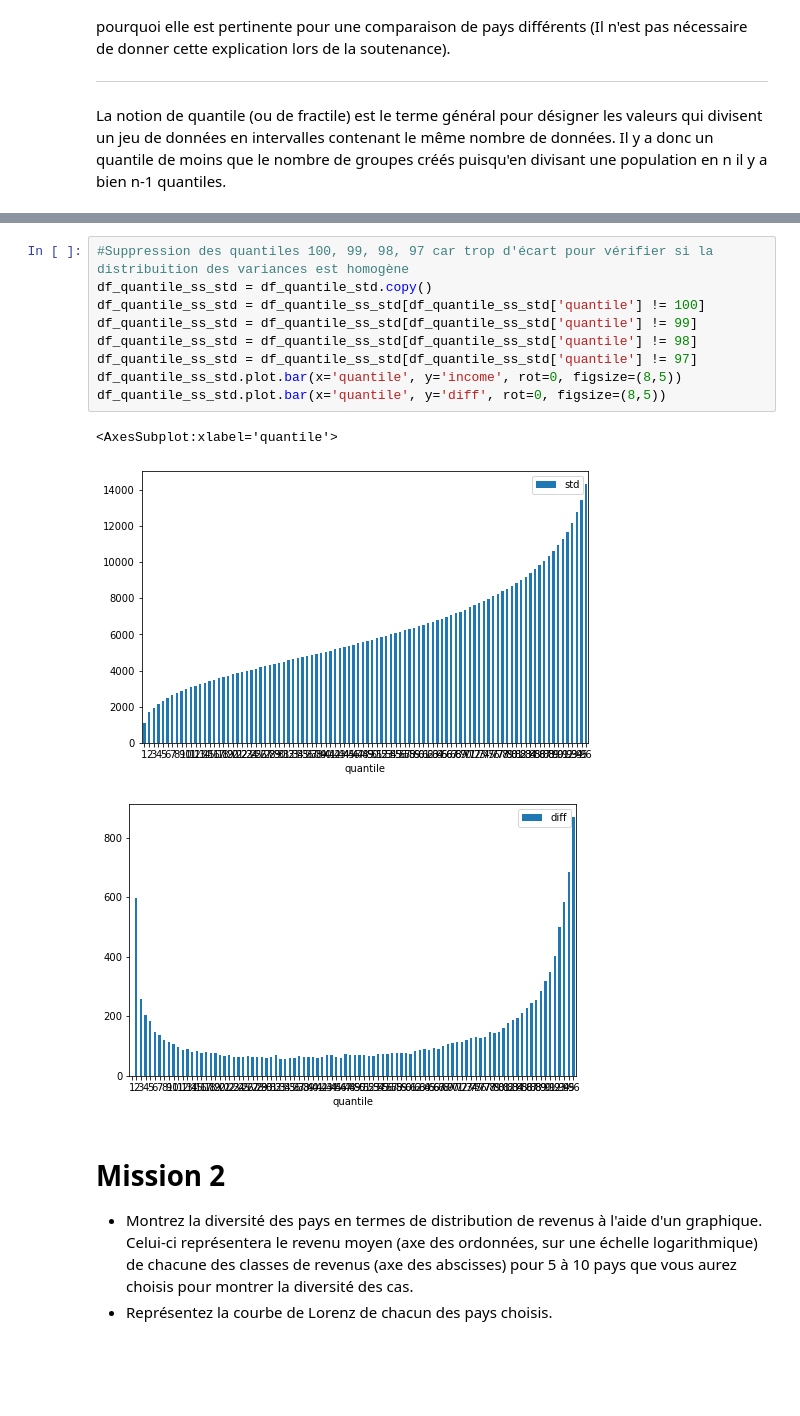
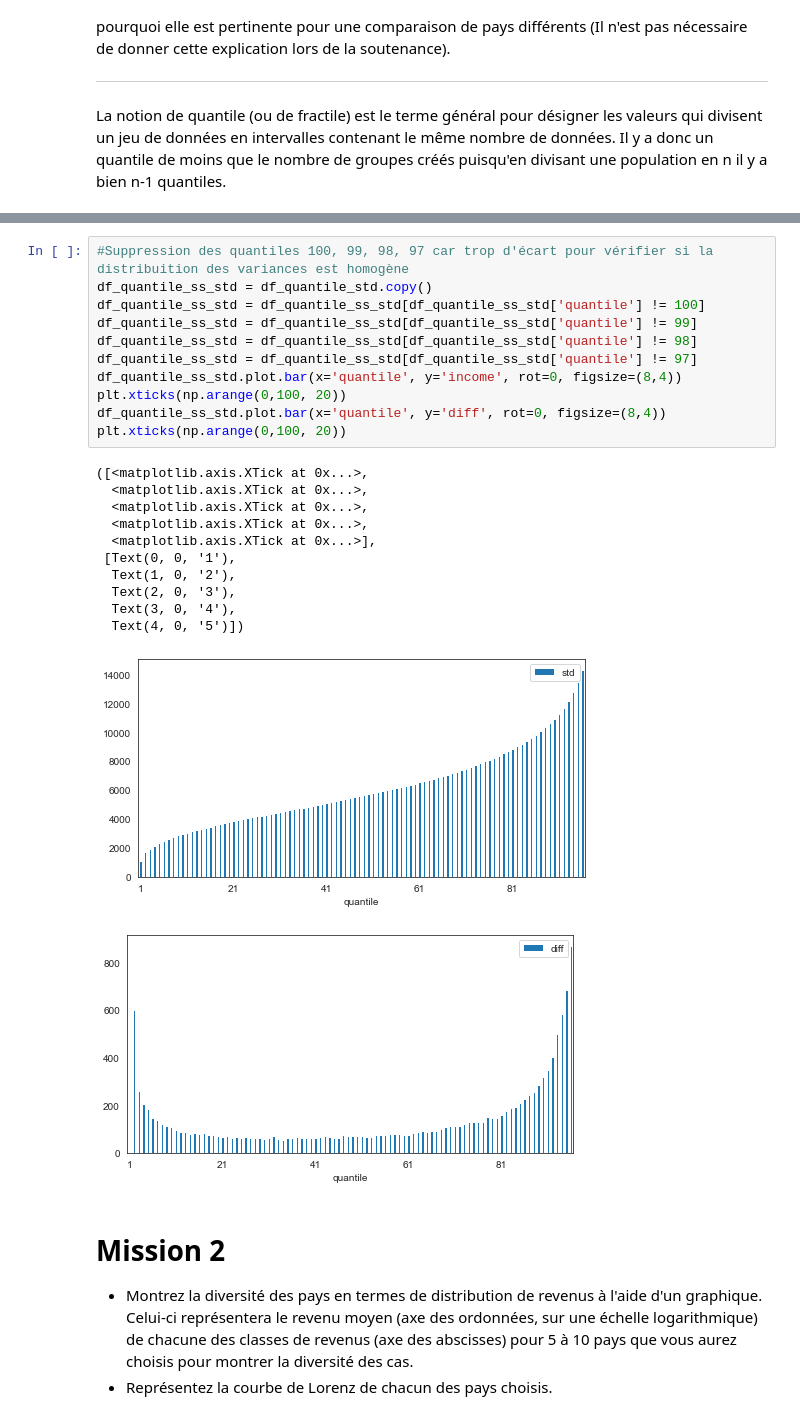
Before and after one commit to nayescha/income_analysis, a Jupyter notebook: PrédictionDesRevenus.ipynb, the cells around one changed output, grey strips where cells are left out. Saved outputs shown, nothing was run; the diff lists cells and outputs as text; blank space fills up the shorter version.

```diff
--- a/PrédictionDesRevenus.ipynb
+++ b/PrédictionDesRevenus.ipynb
@@ -326,16 +357,27 @@ df_quantile_std.plot.bar(x='quantile', y='diff', rot=0, figsize=(18,8))
 # %%
 #Suppression des quantiles 100, 99, 98, 97 car trop d'écart pour vérifier si la distribuition des variances est homogène
 df_quantile_ss_std = df_quantile_std.copy()
 df_quantile_ss_std = df_quantile_ss_std[df_quantile_ss_std['quantile'] != 100]
 df_quantile_ss_std = df_quantile_ss_std[df_quantile_ss_std['quantile'] != 99]
 df_quantile_ss_std = df_quantile_ss_std[df_quantile_ss_std['quantile'] != 98]
 df_quantile_ss_std = df_quantile_ss_std[df_quantile_ss_std['quantile'] != 97]
-df_quantile_ss_std.plot.bar(x='quantile', y='income', rot=0, figsize=(8,5))
-df_quantile_ss_std.plot.bar(x='quantile', y='diff', rot=0, figsize=(8,5))
+df_quantile_ss_std.plot.bar(x='quantile', y='income', rot=0, figsize=(8,4))
+plt.xticks(np.arange(0,100, 20))
+df_quantile_ss_std.plot.bar(x='quantile', y='diff', rot=0, figsize=(8,4))
+plt.xticks(np.arange(0,100, 20))
 # %% [output]
-<AxesSubplot:xlabel='quantile'>
+([<matplotlib.axis.XTick at 0x...>,
+  <matplotlib.axis.XTick at 0x...>,
+  <matplotlib.axis.XTick at 0x...>,
+  <matplotlib.axis.XTick at 0x...>,
+  <matplotlib.axis.XTick at 0x...>],
+ [Text(0, 0, '1'),
+  Text(1, 0, '2'),
+  Text(2, 0, '3'),
+  Text(3, 0, '4'),
+  Text(4, 0, '5')])
-[figure, old version]
+[figure, new version]
-[figure, old version]
+[figure, new version]
 # %% [markdown]
 # Mission 2
 
```
Also changed, not shown: parts of 10 cells of this notebook.
